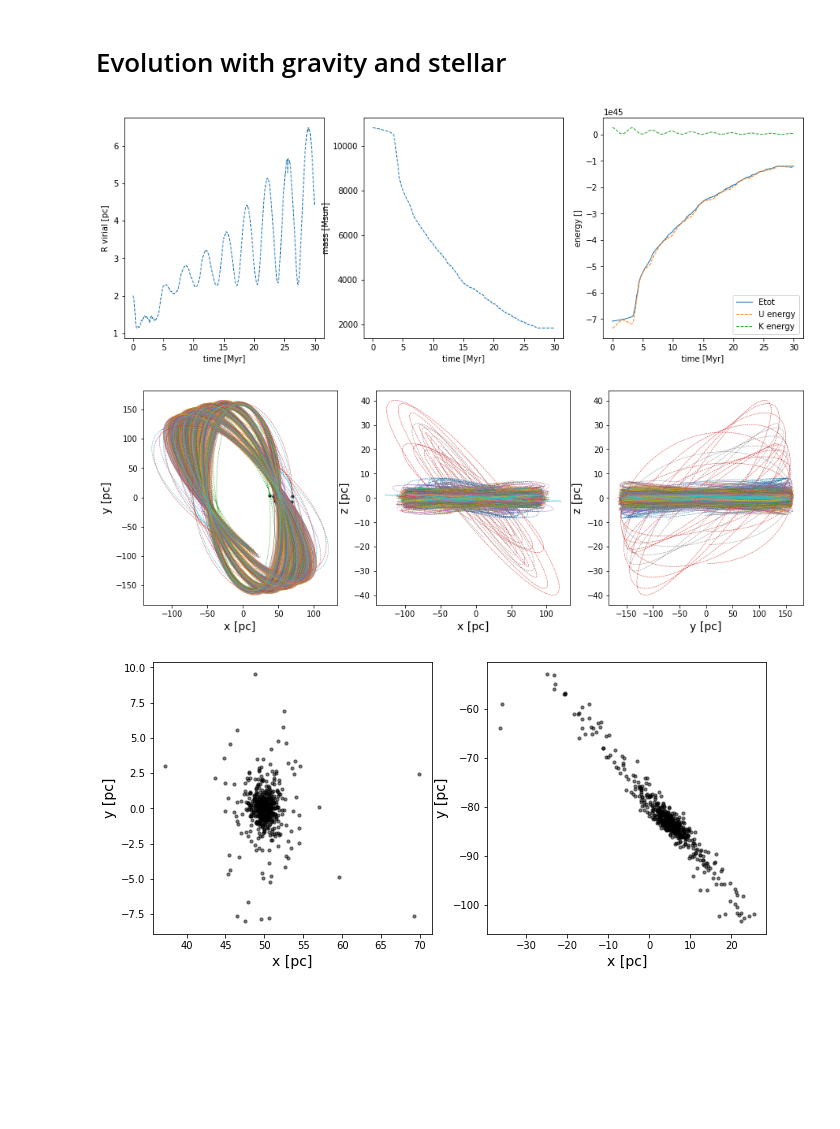
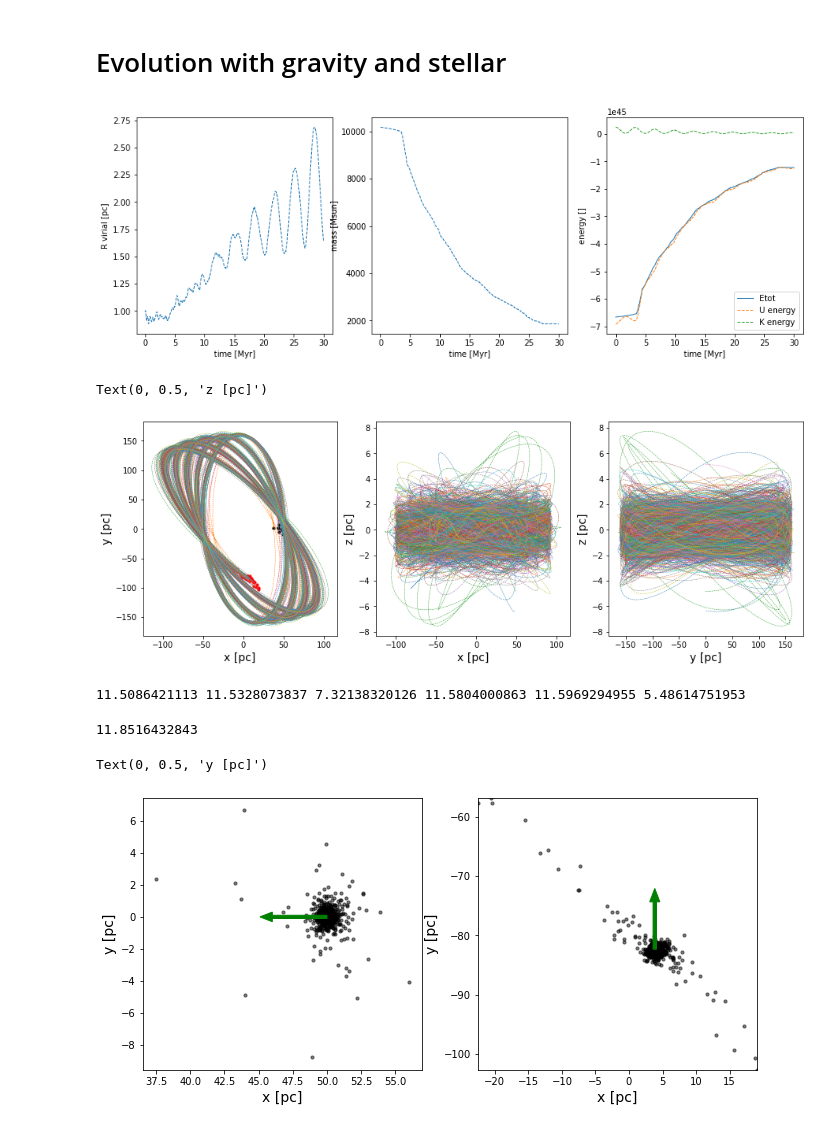
Before and after one commit to stevenalfonso/N-body-with-stellar, a Jupyter notebook: Test_Amuse.ipynb, the cells around one changed output. Drawn from its saved outputs; the diff is of its cells as text; code cells hidden in the pictures; blank space fills up the shorter version.

```diff
--- a/Test_Amuse.ipynb
+++ b/Test_Amuse.ipynb
@@ -96,7 +96,7 @@ class MilkyWayGalaxy(object):
 N = 500
 #W0 = 3
 #Mcluster = 10.e4 | units.MSun
-Rcluster = 2.0 | units.parsec
+Rcluster = 1.0 | units.parsec
 
 alpha_IMF = -2.35
 from amuse.lab import new_powerlaw_mass_distribution
@@ -158,14 +158,14 @@ plt.show()
 # %% [markdown]
 # Evolution with gravity and stellar
 # %%
-from amuse.community.huayno.interface import Huayno
+from amuse.community.bhtree.interface import BHTree
 from amuse.community.seba.interface import SeBa
 from amuse.ext.LagrangianRadii import LagrangianRadii
 
 stellar = SeBa()
 stellar.particles.add_particles(bodies)
 
-gravity_code = Huayno(converter)
+gravity_code = BHTree(converter)
 gravity_code.particles.add_particles(bodies)
 
 from amuse.couple import bridge
@@ -206,24 +206,3 @@ for i in tqdm(times):
     kinetic.append(gravity.kinetic_energy)
     potential.append(gravity.potential_energy)
     #L.append(LagrangianRadii(bodies))
-
-"""
-while(model_time < end_time):
-    dt = stellar.particles.time_step.min()
-    model_time += dt
-    stellar.evolve_model(model_time)
-    ch_s2g.copy()
-    ch_s2l.copy()
-    gravity.evolve_model(model_time)
-    ch_g2l.copy()
-    #print("Evolved to t=", stellar.model_time.in_(units.Myr),gravity.model_time.in_(units.Myr),
-    #     "mass=", bodies.mass.sum().in_(units.MSun),
-    #      "rvir=", bodies.virial_radius().in_(units.pc))
-    x.append(gravity.particles.x.value_in(units.parsec))
-    y.append(gravity.particles.y.value_in(units.parsec))
-    r_virial.append(bodies.virial_radius().in_(units.pc))
-    mass_.append(bodies.mass.sum().in_(units.MSun))
-    times.append(model_time.value_in(units.Myr))
-"""
-stellar.stop()
-gravity.stop()
@@ -250,4 +232,4 @@ plt.ylabel('energy []')
 plt.legend()
 plt.show()
 # %% [output]
-[figure, old version]
+[figure, new version]
@@ -259,40 +236,62 @@ plt.show()
 # %%
 plt.figure(figsize=(15,5))
 
 plt.subplot(1,3,1)
 plt.plot(x, y, lw=0.5, ls='--')
 plt.scatter(x[0], y[0], s=10,color='black')
+plt.scatter(x[-1], y[-1], s=10,color='red')
 plt.xlabel('x [pc]',fontsize=14)
 plt.ylabel('y [pc]',fontsize=14)
 
 plt.subplot(1,3,2)
 plt.plot(x, z, lw=0.5, ls='--')
 plt.xlabel('x [pc]',fontsize=14)
 plt.ylabel('z [pc]',fontsize=14)
 
 plt.subplot(1,3,3)
 plt.plot(y, z, lw=0.5, ls='--')
 plt.xlabel('y [pc]',fontsize=14)
 plt.ylabel('z [pc]',fontsize=14)
-plt.savefig('./evolution_pos.png',bbox_inches='tight')
+#plt.savefig('./evolution_pos.png',bbox_inches='tight')
 # %% [output]
+Text(0, 0.5, 'z [pc]')
-[figure, old version]
+[figure, new version]
+# %%
+v_x0 = np.log(abs(np.mean(bodies.vx[0]).number))
+v_y0 = np.log(abs(np.mean(bodies.vy[0]).number))
+v_z0 = np.log(abs(np.mean(bodies.vz[0]).number))
+v_xf = np.log(abs(np.mean(bodies.vx[-1]).number))
+v_yf = np.log(abs(np.mean(bodies.vy[-1]).number))
+v_zf = np.log(abs(np.mean(bodies.vz[-1]).number))
+
+print(v_x0, v_y0, v_z0, v_xf, v_yf, v_zf)
+# %% [output]
+11.5086421113 11.5328073837 7.32138320126 11.5804000863 11.5969294955 5.48614751953
 # %%
+v = np.log(np.mean((bodies.vx**2 + bodies.vy**2 + bodies.vz**2).sqrt()).number)
+print(v)
+
 plt.figure(figsize=(11,5))
 
 plt.subplot(1,2,1)
 #plt.scatter(0,0,s=10,color='black')
 plt.scatter(x[0], y[0], s=10,alpha=0.5 ,marker='o',color='black')
+plt.arrow(np.mean(x[0]), np.mean(y[0]),-4,0, width = 0.2,color='green')
+#plt.arrow(np.mean(x[0]), np.mean(y[0]), v_x0, v_y0, width = 0.2,color='red')
 plt.xlabel('x [pc]',fontsize=14)
 plt.ylabel('y [pc]',fontsize=14)
 
 plt.subplot(1,2,2)
 #plt.scatter(0,0,s=10,color='black')
 plt.scatter(x[-1], y[-1], s=10,alpha=0.5,marker='o',color='black')
-#plt.xlim(-5,50)
-#plt.ylim(-5,100)
+#plt.arrow(np.mean(x[-1]), np.mean(y[-1]), v_xf, v_yf, width = 0.5,color='red')
+plt.arrow(np.mean(x[-1]), np.mean(y[-1]),0,8, width = 0.5,color='green')
+plt.xlim(min(x[-1]), max(x[-1]))
+plt.ylim(min(y[-1]), max(y[-1]))
 plt.xlabel('x [pc]',fontsize=14)
 plt.ylabel('y [pc]',fontsize=14)
-plt.savefig('./evolution_tidal.png',bbox_inches='tight')
+#plt.savefig('./evolution_tidal.png',bbox_inches='tight')
 # %% [output]
+11.8516432843
+Text(0, 0.5, 'y [pc]')
-[figure, old version]
+[figure, new version]
```
Also changed, not shown: parts of 4 cells of this notebook.
